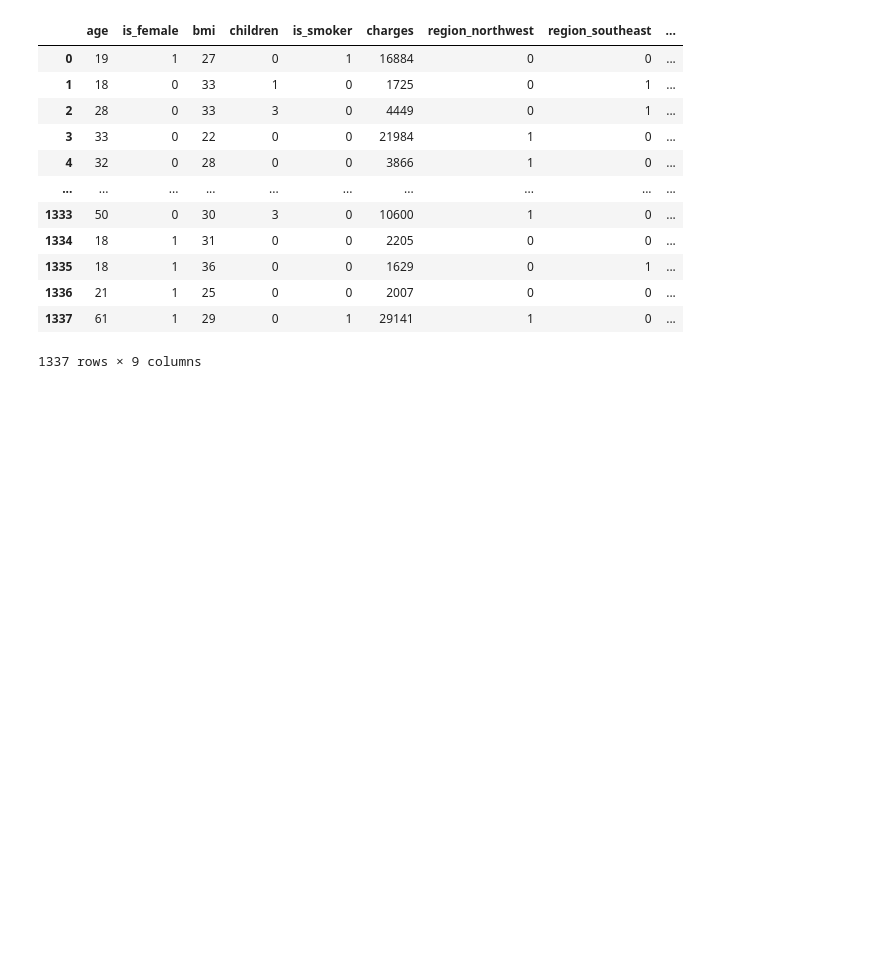
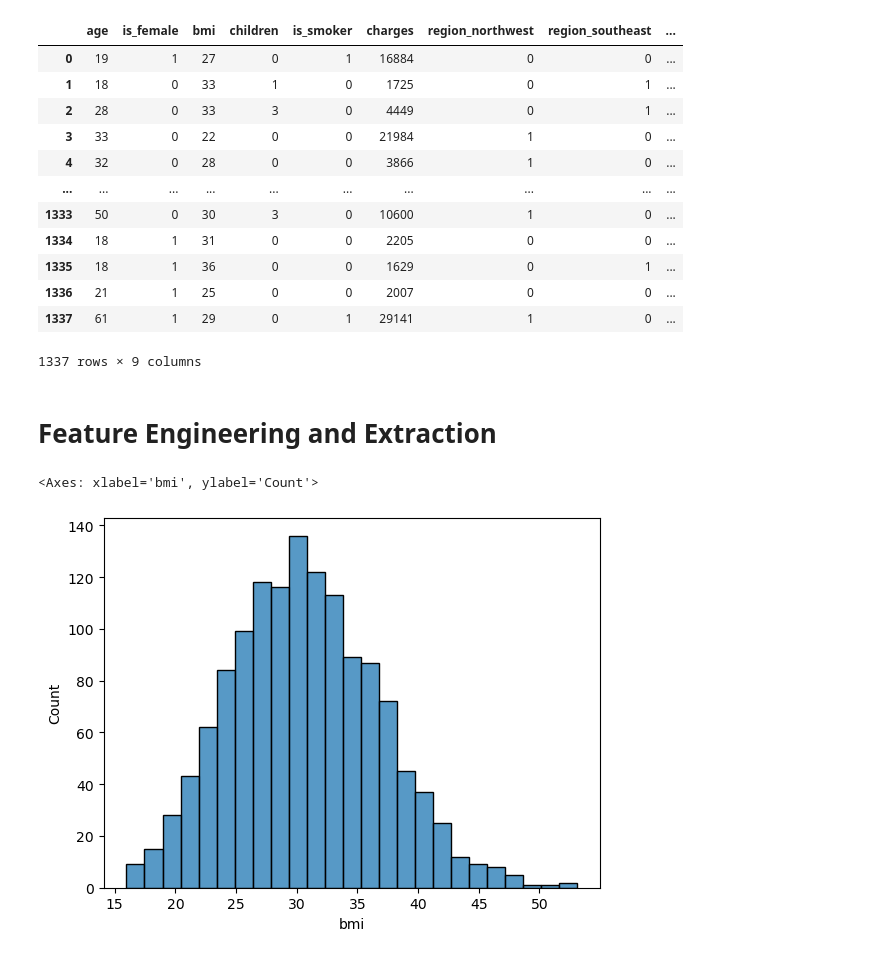
Before and after one commit to soham71018/ML-Projects, a Jupyter notebook: 1. Project/insurance.ipynb, the cells around one changed output. Saved outputs shown, nothing was run; the diff lists cells and outputs as text; code cells hidden in the pictures; blank space fills up the shorter version.

```diff
--- a/1. Project/insurance.ipynb
+++ b/1. Project/insurance.ipynb
@@ -251,0 +250,7 @@ df_cleaned.astype(int)
+# %% [markdown]
+# Feature Engineering and Extraction
+# %%
+sns.histplot(df["bmi"])
+# %% [output]
+<Axes: xlabel='bmi', ylabel='Count'>
+[figure, added]
```
Also changed, not shown: parts of 11 cells of this notebook.
